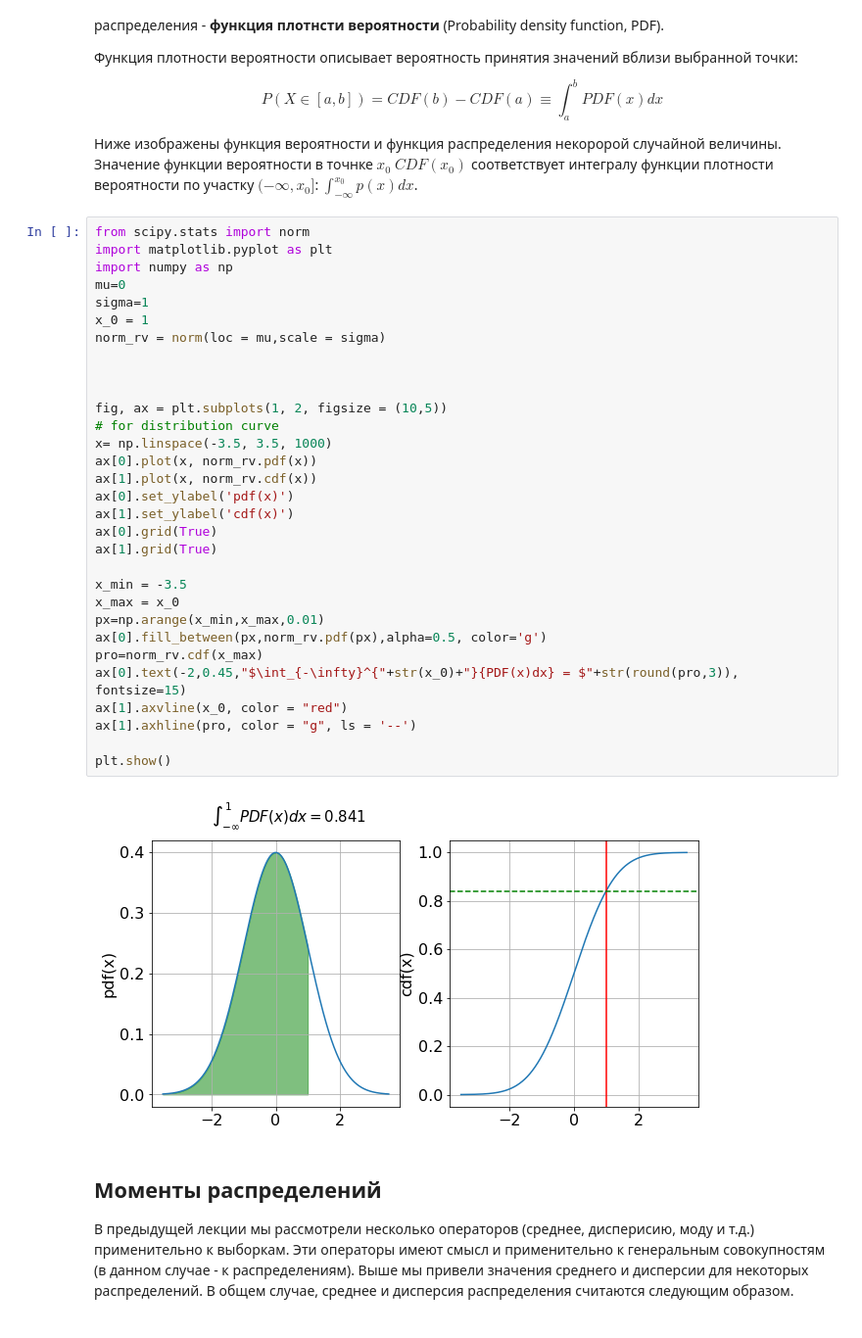
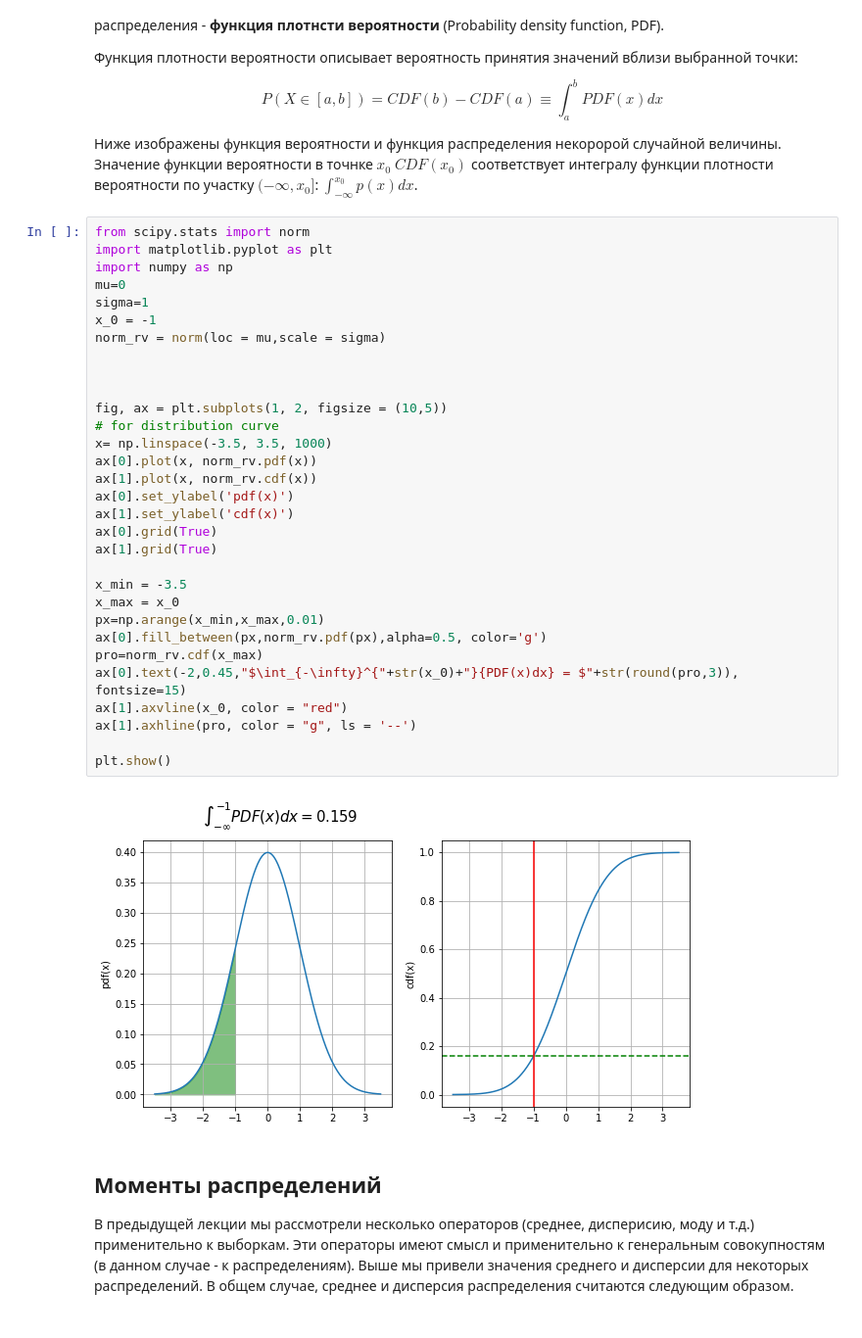
Before and after one commit to mozgit/From-Stats-to-ML, a Jupyter notebook: Лекция_3_Распределения.ipynb, the cells around one changed output. Shown at 98% size. Saved outputs shown, nothing was run; the diff lists cells and outputs as text.

```diff
--- a/Лекция_3_Распределения.ipynb
+++ b/Лекция_3_Распределения.ipynb
@@ -205,35 +236,35 @@ $$P(X\in[a, b]) = CDF(b)-CDF(a) \equiv \int_a^b PDF(x)dx$$
 from scipy.stats import norm
 import matplotlib.pyplot as plt
 import numpy as np
 mu=0
 sigma=1
-x_0 = 1
+x_0 = -1
 norm_rv = norm(loc = mu,scale = sigma)
 
 
 
 fig, ax = plt.subplots(1, 2, figsize = (10,5))
 # for distribution curve
 x= np.linspace(-3.5, 3.5, 1000)
 ax[0].plot(x, norm_rv.pdf(x))
 ax[1].plot(x, norm_rv.cdf(x))
 ax[0].set_ylabel('pdf(x)')
 ax[1].set_ylabel('cdf(x)')
 ax[0].grid(True)
 ax[1].grid(True)
 
 x_min = -3.5
 x_max = x_0
 px=np.arange(x_min,x_max,0.01)
 ax[0].fill_between(px,norm_rv.pdf(px),alpha=0.5, color='g')
 pro=norm_rv.cdf(x_max)
 ax[0].text(-2,0.45,"$\int_{-\infty}^{"+str(x_0)+"}{PDF(x)dx} = $"+str(round(pro,3)), fontsize=15)
 ax[1].axvline(x_0, color = "red")
 ax[1].axhline(pro, color = "g", ls = '--')
 
 plt.show()
 # %% [output]
-[figure, old version]
+[figure, new version]
 # %% [markdown]
 ## Моменты распределений
 
```
Also changed, not shown: parts of 19 cells of this notebook, 1 other file.
